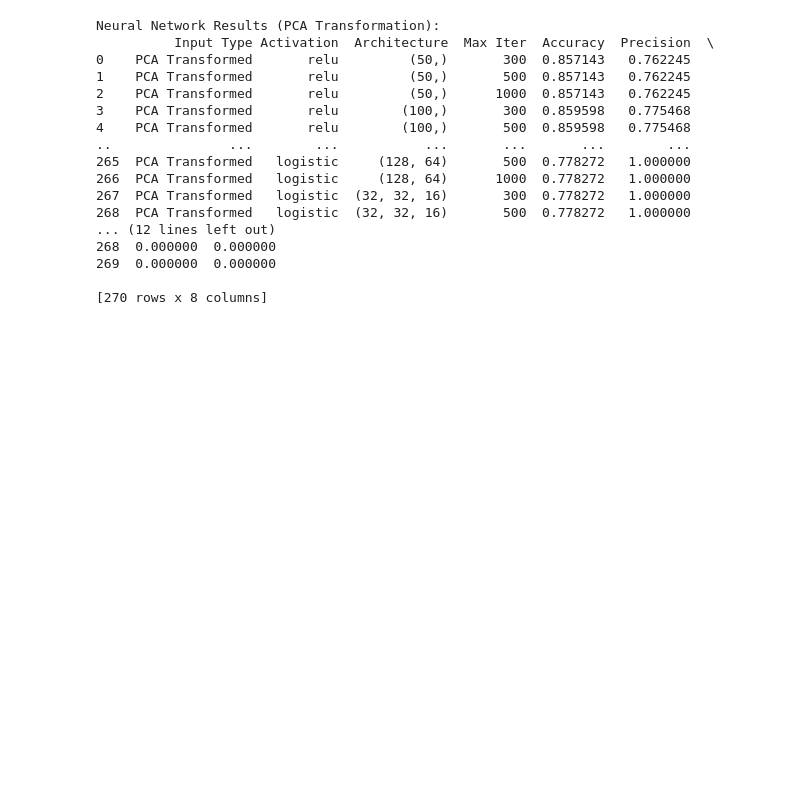
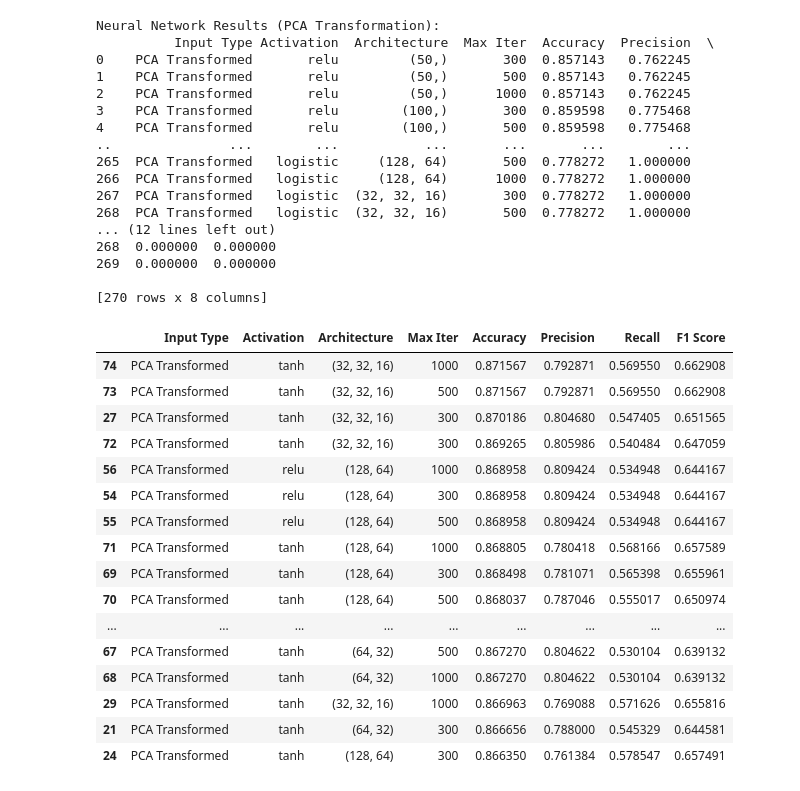
Before and after one commit to 1allenlu/Loan-Default-Prediction, a Jupyter notebook: main.ipynb, the cells around one changed output. Saved outputs shown, nothing was run; the diff lists cells and outputs as text; code cells hidden in the pictures; blank space fills up the shorter version.

Commit message:
display final data

```diff
--- a/main.ipynb
+++ b/main.ipynb
@@ -509,3 +509,31 @@ Neural Network Results (PCA Transformation):
 269  0.000000  0.000000
 
 [270 rows x 8 columns]
+# %%
+# Sort the models by Accuracy in descending order
+nn_sorted_results = nn_results_df.sort_values(by='Accuracy', ascending=False)
+
+# Take the top 20 models
+top_20_accuracy_nn = nn_sorted_results.head(20)
+
+# Display the top 20 models
+from IPython.display import display
+display(top_20_accuracy_nn)
+# %% [output]
+|  | Input Type | Activation | Architecture | Max Iter | Accuracy | Precision | Recall | F1 Score |
+| 74 | PCA Transformed | tanh | (32, 32, 16) | 1000 | 0.871567 | 0.792871 | 0.569550 | 0.662908 |
+| 73 | PCA Transformed | tanh | (32, 32, 16) | 500 | 0.871567 | 0.792871 | 0.569550 | 0.662908 |
+| 27 | PCA Transformed | tanh | (32, 32, 16) | 300 | 0.870186 | 0.804680 | 0.547405 | 0.651565 |
+| 72 | PCA Transformed | tanh | (32, 32, 16) | 300 | 0.869265 | 0.805986 | 0.540484 | 0.647059 |
+| 56 | PCA Transformed | relu | (128, 64) | 1000 | 0.868958 | 0.809424 | 0.534948 | 0.644167 |
+| 54 | PCA Transformed | relu | (128, 64) | 300 | 0.868958 | 0.809424 | 0.534948 | 0.644167 |
+| 55 | PCA Transformed | relu | (128, 64) | 500 | 0.868958 | 0.809424 | 0.534948 | 0.644167 |
+| 71 | PCA Transformed | tanh | (128, 64) | 1000 | 0.868805 | 0.780418 | 0.568166 | 0.657589 |
+| 69 | PCA Transformed | tanh | (128, 64) | 300 | 0.868498 | 0.781071 | 0.565398 | 0.655961 |
+| 70 | PCA Transformed | tanh | (128, 64) | 500 | 0.868037 | 0.787046 | 0.555017 | 0.650974 |
+| ... | ... | ... | ... | ... | ... | ... | ... | ... |
+| 67 | PCA Transformed | tanh | (64, 32) | 500 | 0.867270 | 0.804622 | 0.530104 | 0.639132 |
+| 68 | PCA Transformed | tanh | (64, 32) | 1000 | 0.867270 | 0.804622 | 0.530104 | 0.639132 |
+| 29 | PCA Transformed | tanh | (32, 32, 16) | 1000 | 0.866963 | 0.769088 | 0.571626 | 0.655816 |
+| 21 | PCA Transformed | tanh | (64, 32) | 300 | 0.866656 | 0.788000 | 0.545329 | 0.644581 |
+| 24 | PCA Transformed | tanh | (128, 64) | 300 | 0.866350 | 0.761384 | 0.578547 | 0.657491 |
```
